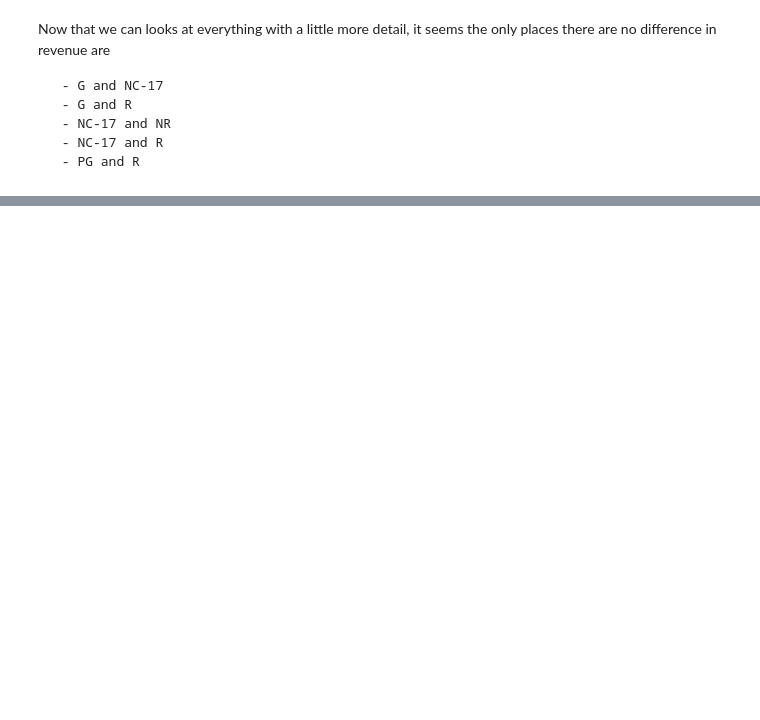
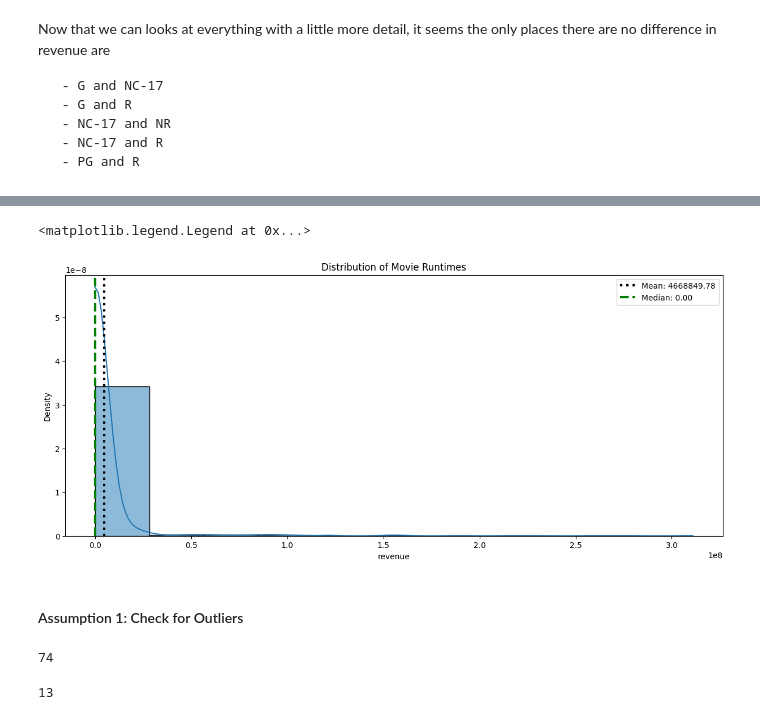
Before and after one commit to CameronBannick/IMDB-Movie-Report, a Jupyter notebook: Phase 6 - Hypothesis Testing.ipynb, the cells around one changed output, grey strips where cells are left out. Cells and saved outputs as stored; diff of their text form; code cells hidden in the pictures; blank space fills up the shorter version.

```diff
--- a/Phase 6 - Hypothesis Testing.ipynb
+++ b/Phase 6 - Hypothesis Testing.ipynb
@@ -268,0 +308,24 @@ pd.read_sql(q, engine)
+# %%
+data = more_onefifty.copy()
+mean = np.mean(data)
+med = np.median(data)
+## Make figure and plot histogram
+fig, ax = plt.subplots(figsize=(15,6))
+sns.histplot(x=data, kde=True, ax=ax, stat='density')
+ax.set_title('Distribution of Movie Runtimes')
+## Annotate mean and median
+ax.axvline(mean,ls=':', color='black', lw=3, label =f"Mean: {mean:.2f}")
+ax.axvline(med,ls='--', color='green', lw=3, label =f"Median: {med:.2f}")
+ax.legend()
+# %% [output]
+<matplotlib.legend.Legend at 0x...>
+[figure, added]
+# %% [markdown]
+#### Assumption 1: Check for Outliers
+# %%
+#inspecting less_ninety for outliers
+zscores = stats.zscore(less_ninety)
+outliers = abs(zscores) > 3
+np.sum(outliers)
+# %% [output]
+74
@@ -268,0 +335,7 @@ pd.read_sql(q, engine)
+# %%
+#inspect more_onefifty for outliers
+zscores = stats.zscore(more_onefifty)
+outliers = abs(zscores) > 3
+np.sum(outliers)
+# %% [output]
+13
```
Also changed, not shown: parts of 56 cells of this notebook, 4 other files.
